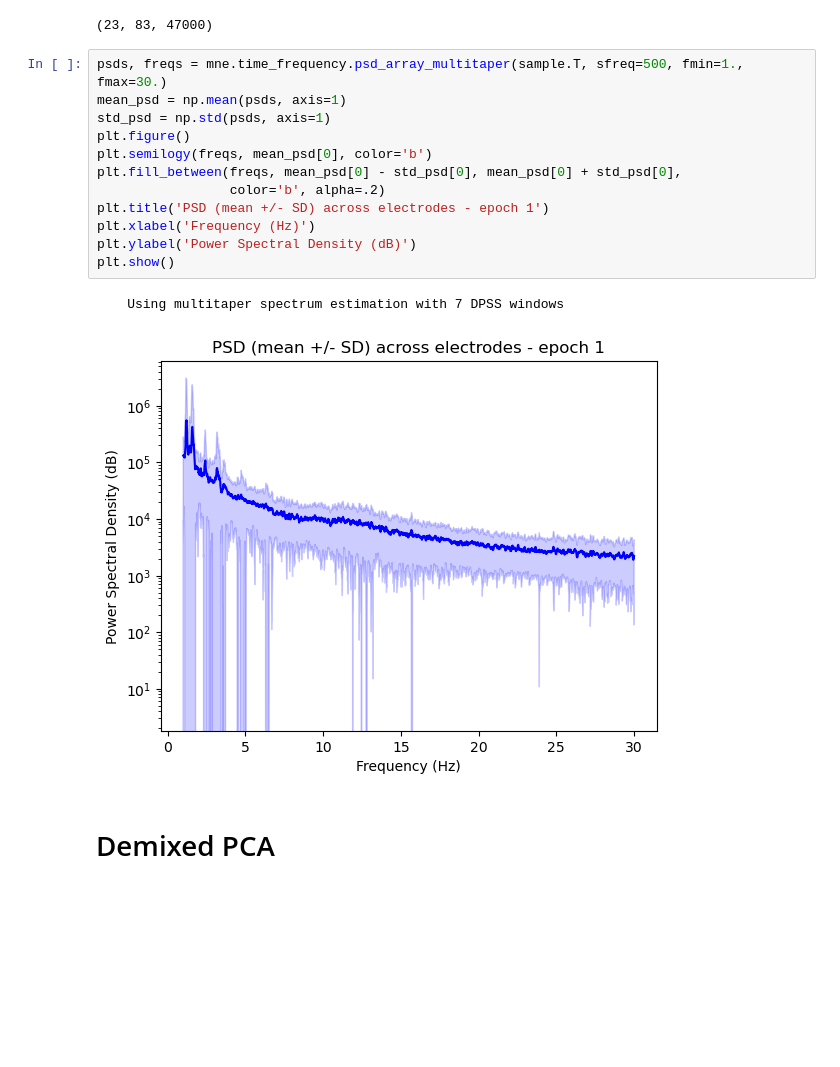
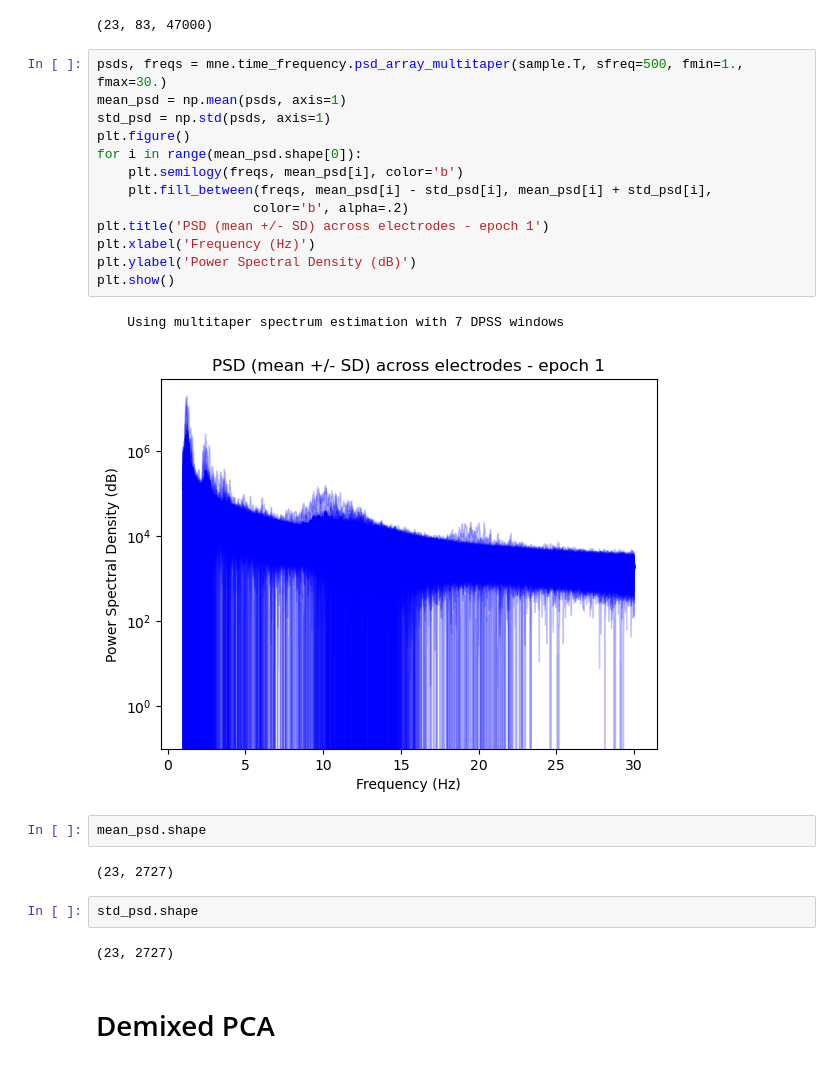
Before and after one commit to IVAN-Hu-yi/NMA, a Jupyter notebook: Analysis.ipynb, the cells around one changed output. Drawn from its saved outputs; the diff is of its cells as text; blank space fills up the shorter version.

```diff
--- a/Analysis.ipynb
+++ b/Analysis.ipynb
@@ -211,17 +211,26 @@ sample.T.shape
 # %%
 psds, freqs = mne.time_frequency.psd_array_multitaper(sample.T, sfreq=500, fmin=1., fmax=30.)
 mean_psd = np.mean(psds, axis=1)
 std_psd = np.std(psds, axis=1)
 plt.figure()
-plt.semilogy(freqs, mean_psd[0], color='b')
-plt.fill_between(freqs, mean_psd[0] - std_psd[0], mean_psd[0] + std_psd[0],
-                 color='b', alpha=.2)
+for i in range(mean_psd.shape[0]):
+    plt.semilogy(freqs, mean_psd[i], color='b')
+    plt.fill_between(freqs, mean_psd[i] - std_psd[i], mean_psd[i] + std_psd[i],
+                    color='b', alpha=.2)
 plt.title('PSD (mean +/- SD) across electrodes - epoch 1')
 plt.xlabel('Frequency (Hz)')
 plt.ylabel('Power Spectral Density (dB)')
 plt.show()
 # %% [output]
     Using multitaper spectrum estimation with 7 DPSS windows
-[figure, old version]
+[figure, new version]
+# %%
+mean_psd.shape
+# %% [output]
+(23, 2727)
+# %%
+std_psd.shape
+# %% [output]
+(23, 2727)
 # %% [markdown]
 # Demixed PCA
```
